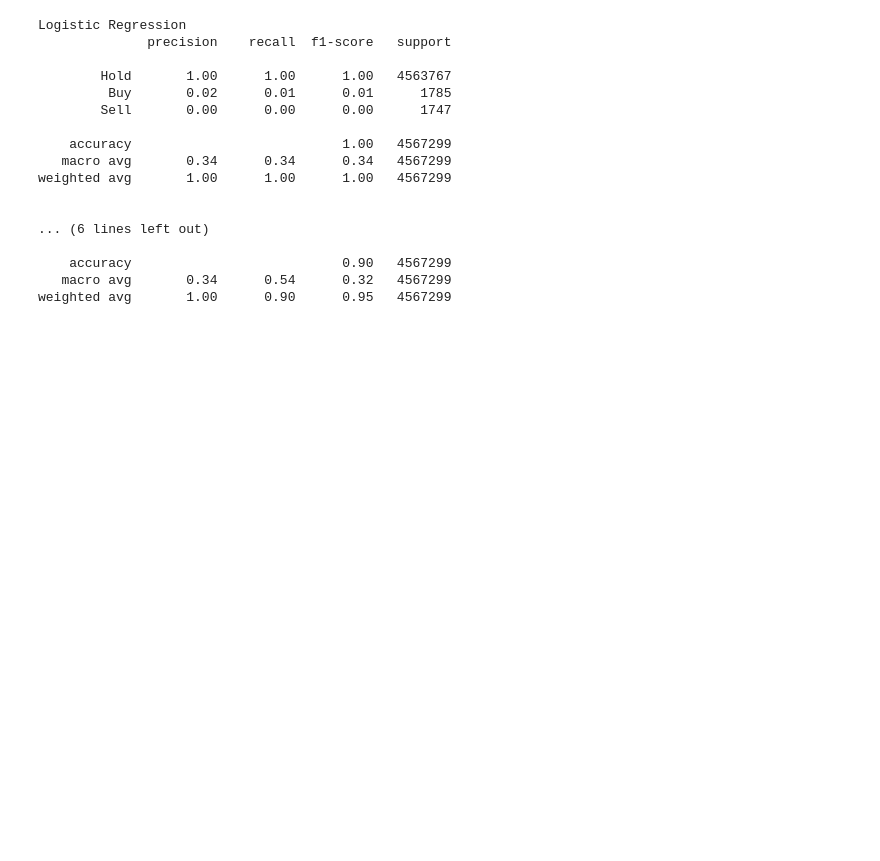
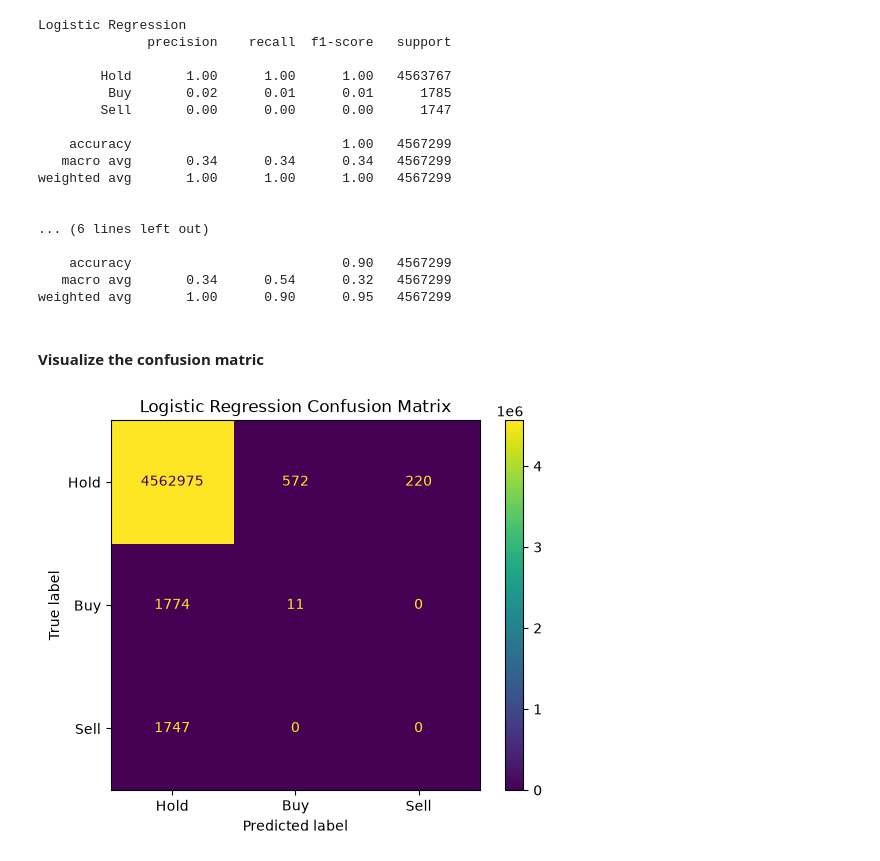
Before and after one commit to Yvesangwa/DAAI_projects, a Jupyter notebook: Project_3_ML_for_Predicting_Trading_Signals/Predicting_Trading_Signal.ipynb, the cells around one changed output. Drawn from its saved outputs; the diff is of its cells as text; code cells hidden in the pictures; blank space fills up the shorter version.

```diff
--- a/Project_3_ML_for_Predicting_Trading_Signals/Predicting_Trading_Signal.ipynb
+++ b/Project_3_ML_for_Predicting_Trading_Signals/Predicting_Trading_Signal.ipynb
@@ -671,3 +669,21 @@ weighted avg       1.00      1.00      1.00   4567299
     accuracy                           0.90   4567299
    macro avg       0.34      0.54      0.32   4567299
 weighted avg       1.00      0.90      0.95   4567299
+# %% [markdown]
+#### **Visualize the confusion matric**
+# %%
+# Logistic regression
+
+from sklearn.metrics import ConfusionMatrixDisplay
+import matplotlib.pyplot as plt
+
+ConfusionMatrixDisplay.from_predictions(
+    y_test,
+    y_pred_log,
+    display_labels=["Hold", "Buy", "Sell"],
+    values_format="d")
+
+plt.title("Logistic Regression Confusion Matrix")
+plt.show()
+# %% [output]
+[figure, added]
```
Also changed, not shown: parts of 3 cells of this notebook.
